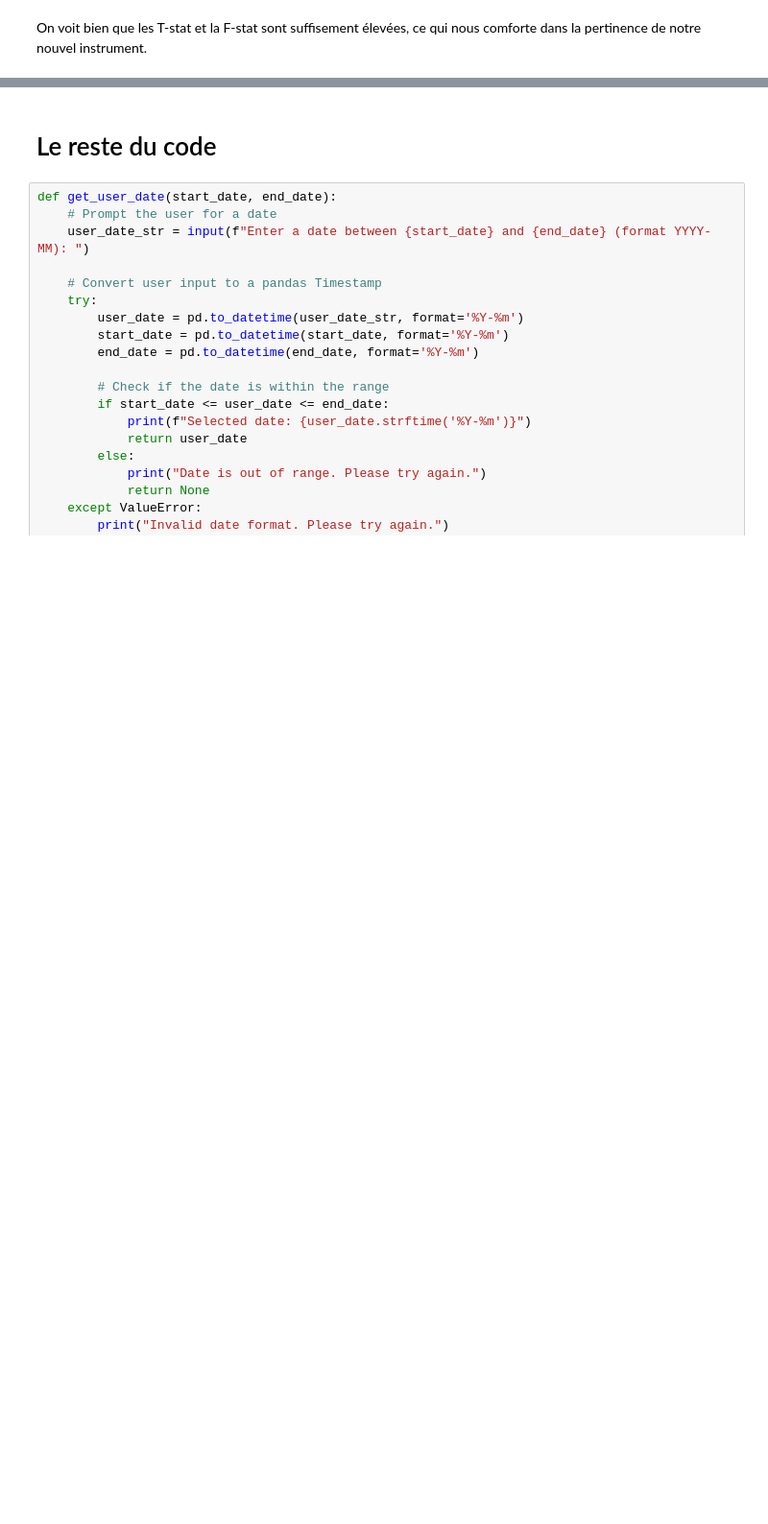
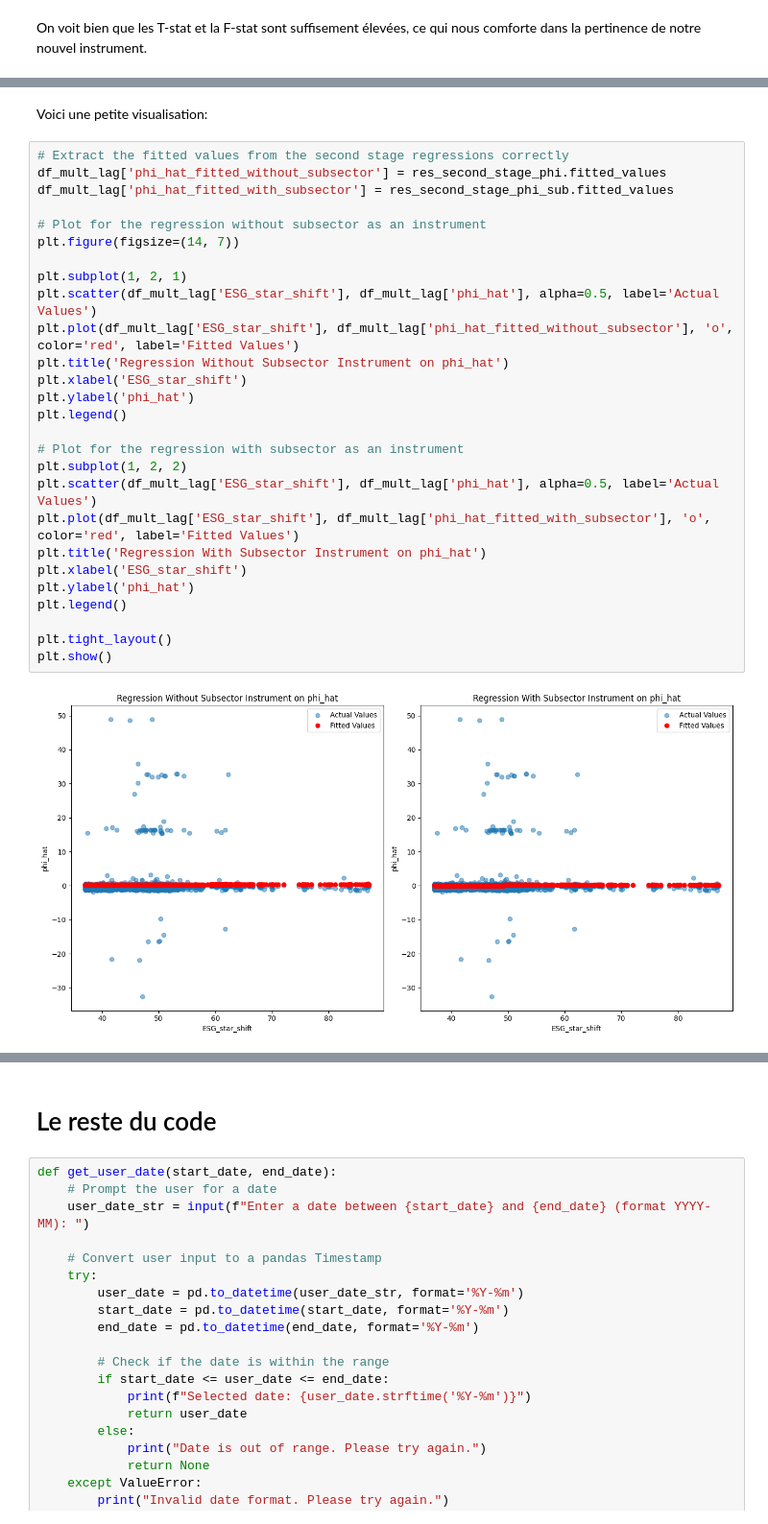
Before and after one commit to tgarnier067/Stat_app, a Jupyter notebook: Econométrie.ipynb, the cells around one changed output, grey strips where cells are left out. Shown at 96% size. Saved outputs shown, nothing was run; the diff lists cells and outputs as text; blank space fills up the shorter version.

Commit message:
subsector instru

```diff
--- a/Econométrie.ipynb
+++ b/Econométrie.ipynb
@@ -1043,0 +1114,31 @@ On voit bien que les T-stat et la F-stat sont suffisement élevées, ce qui nous
+# %% [markdown]
+Voici une petite visualisation:
+# %%
+# Extract the fitted values from the second stage regressions correctly
+df_mult_lag['phi_hat_fitted_without_subsector'] = res_second_stage_phi.fitted_values
+df_mult_lag['phi_hat_fitted_with_subsector'] = res_second_stage_phi_sub.fitted_values
+
+# Plot for the regression without subsector as an instrument
+plt.figure(figsize=(14, 7))
+
+plt.subplot(1, 2, 1)
+plt.scatter(df_mult_lag['ESG_star_shift'], df_mult_lag['phi_hat'], alpha=0.5, label='Actual Values')
+plt.plot(df_mult_lag['ESG_star_shift'], df_mult_lag['phi_hat_fitted_without_subsector'], 'o', color='red', label='Fitted Values')
+plt.title('Regression Without Subsector Instrument on phi_hat')
+plt.xlabel('ESG_star_shift')
+plt.ylabel('phi_hat')
+plt.legend()
+
+# Plot for the regression with subsector as an instrument
+plt.subplot(1, 2, 2)
+plt.scatter(df_mult_lag['ESG_star_shift'], df_mult_lag['phi_hat'], alpha=0.5, label='Actual Values')
+plt.plot(df_mult_lag['ESG_star_shift'], df_mult_lag['phi_hat_fitted_with_subsector'], 'o', color='red', label='Fitted Values')
+plt.title('Regression With Subsector Instrument on phi_hat')
+plt.xlabel('ESG_star_shift')
+plt.ylabel('phi_hat')
+plt.legend()
+
+plt.tight_layout()
+plt.show()
+# %% [output]
+[figure, added]
```
Also changed, not shown: parts of 22 cells of this notebook.
